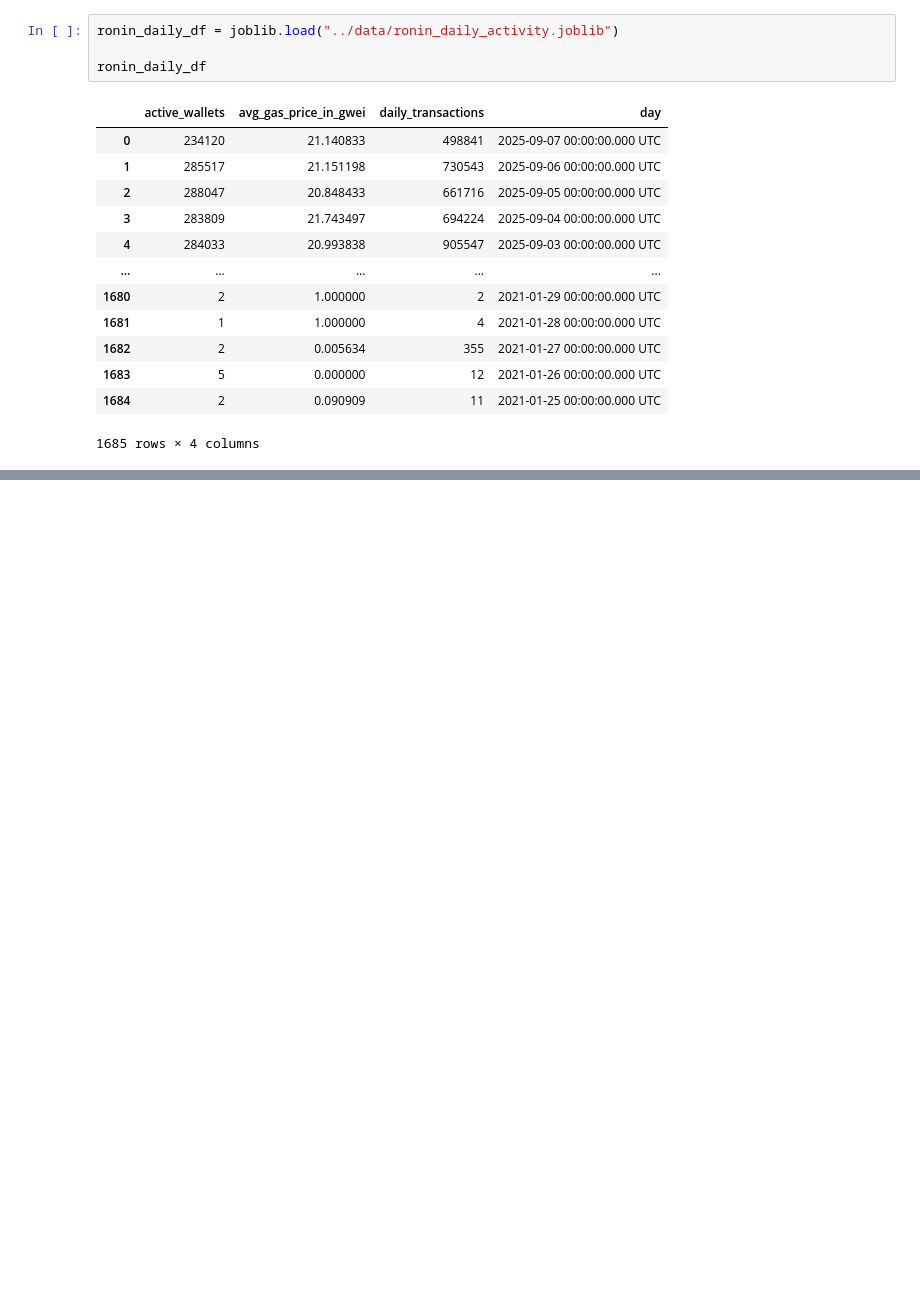
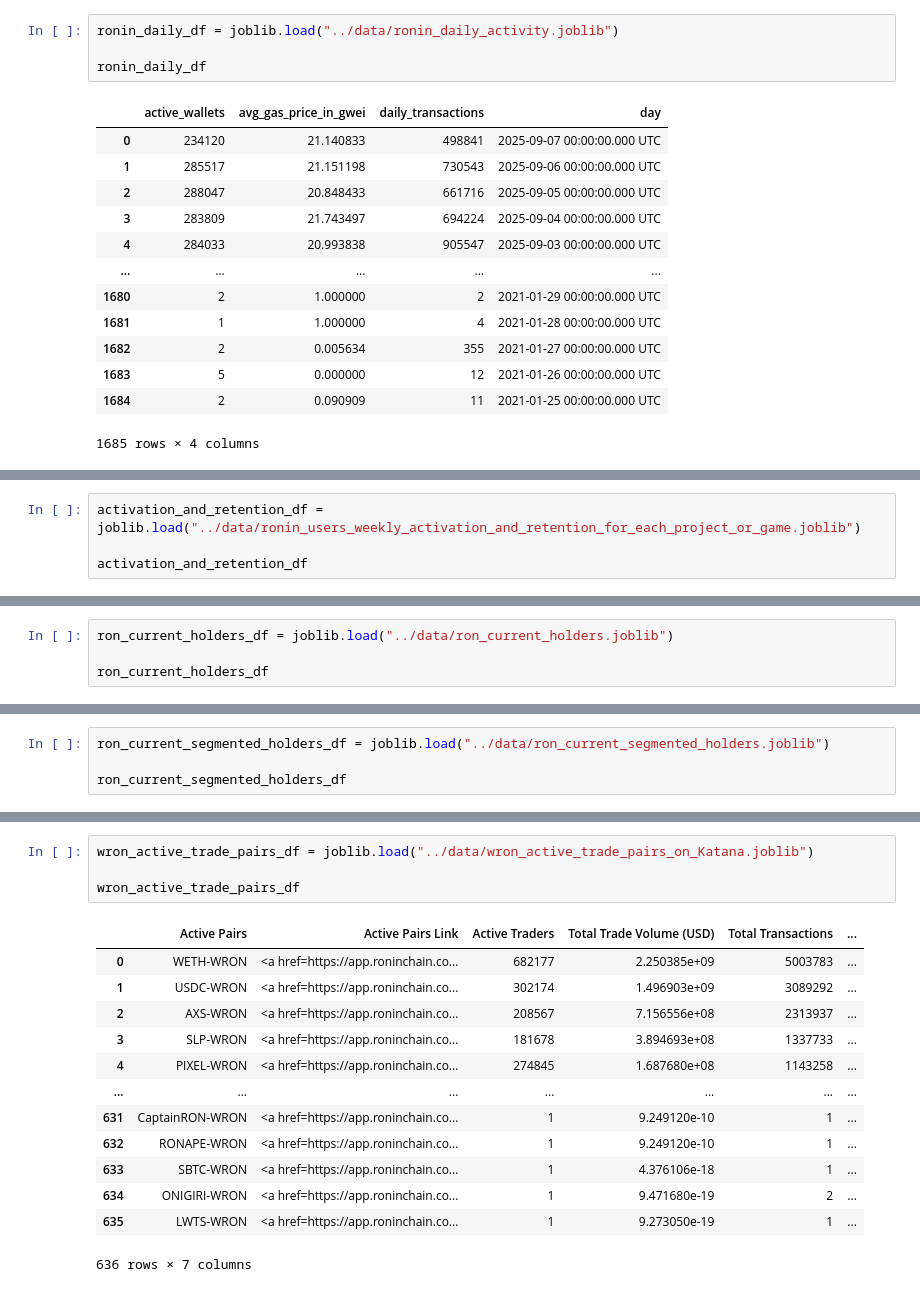
Before and after one commit to joshuatochinwachi/Ronin-Ecosystem-Tracker, a Jupyter notebook: Notebooks/01_data.ipynb, the cells around one changed output, grey strips where cells are left out. Saved outputs shown, nothing was run; the diff lists cells and outputs as text; blank space fills up the shorter version.

```diff
--- a/Notebooks/01_data.ipynb
+++ b/Notebooks/01_data.ipynb
@@ -109,0 +176,4 @@ ronin_daily_df
+# %%
+activation_and_retention_df = joblib.load("../data/ronin_users_weekly_activation_and_retention_for_each_project_or_game.joblib")
+
+activation_and_retention_df
@@ -109,0 +207,4 @@ ronin_daily_df
+# %%
+ron_current_holders_df = joblib.load("../data/ron_current_holders.joblib")
+
+ron_current_holders_df
@@ -109,0 +238,4 @@ ronin_daily_df
+# %%
+ron_current_segmented_holders_df = joblib.load("../data/ron_current_segmented_holders.joblib")
+
+ron_current_segmented_holders_df
@@ -109,0 +267,18 @@ ronin_daily_df
+# %%
+wron_active_trade_pairs_df = joblib.load("../data/wron_active_trade_pairs_on_Katana.joblib")
+
+wron_active_trade_pairs_df
+# %% [output]
+|  | Active Pairs | Active Pairs Link | Active Traders | Total Trade Volume (USD) | Total Transactions | ... |
+| 0 | WETH-WRON | <a href=https://app.roninchain.co... | 682177 | 2.250385e+09 | 5003783 | ... |
+| 1 | USDC-WRON | <a href=https://app.roninchain.co... | 302174 | 1.496903e+09 | 3089292 | ... |
+| 2 | AXS-WRON | <a href=https://app.roninchain.co... | 208567 | 7.156556e+08 | 2313937 | ... |
+| 3 | SLP-WRON | <a href=https://app.roninchain.co... | 181678 | 3.894693e+08 | 1337733 | ... |
+| 4 | PIXEL-WRON | <a href=https://app.roninchain.co... | 274845 | 1.687680e+08 | 1143258 | ... |
+| ... | ... | ... | ... | ... | ... | ... |
+| 631 | CaptainRON-WRON | <a href=https://app.roninchain.co... | 1 | 9.249120e-10 | 1 | ... |
+| 632 | RONAPE-WRON | <a href=https://app.roninchain.co... | 1 | 9.249120e-10 | 1 | ... |
+| 633 | SBTC-WRON | <a href=https://app.roninchain.co... | 1 | 4.376106e-18 | 1 | ... |
+| 634 | ONIGIRI-WRON | <a href=https://app.roninchain.co... | 1 | 9.471680e-19 | 2 | ... |
+| 635 | LWTS-WRON | <a href=https://app.roninchain.co... | 1 | 9.273050e-19 | 1 | ... |
+636 rows × 7 columns
```
Also changed, not shown: parts of 19 cells of this notebook, 4 other files.
